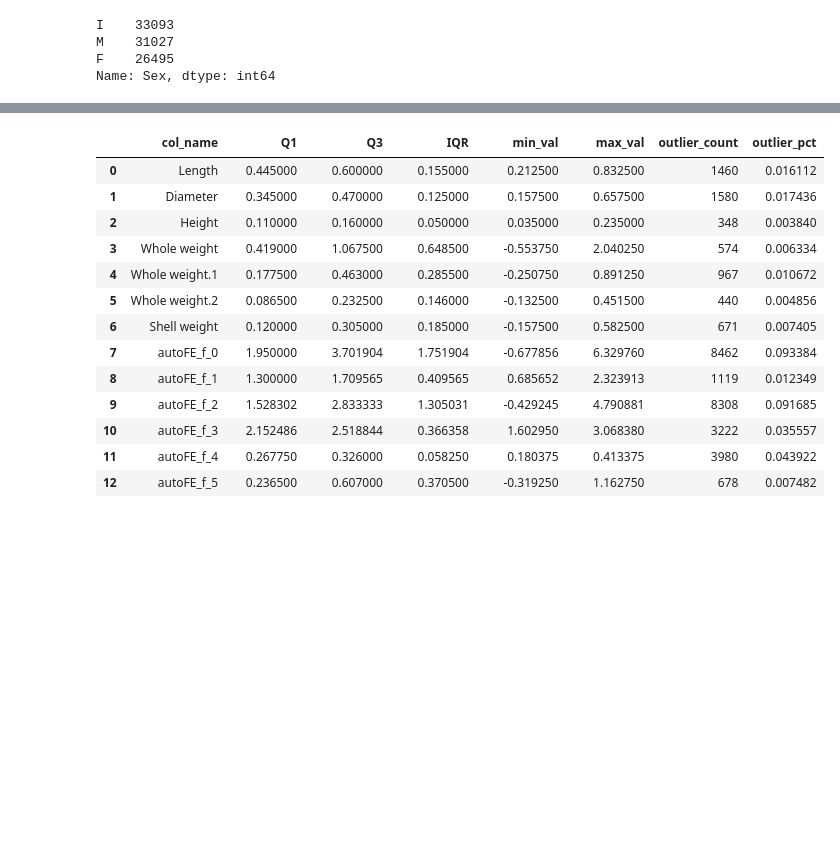
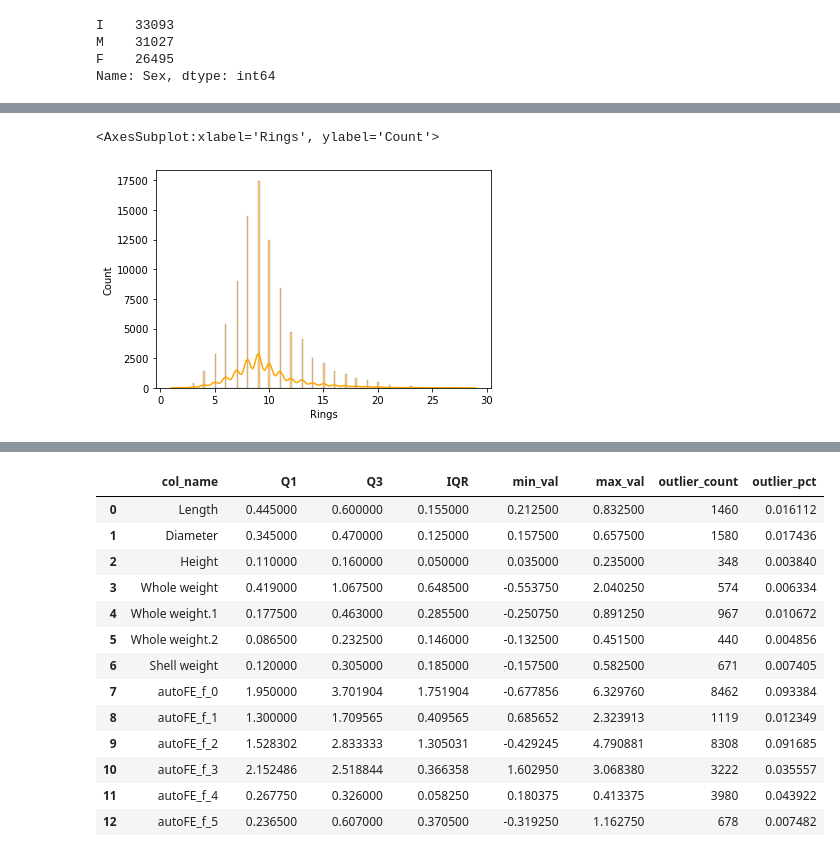
Before and after one commit to bk-anupam/KaggleChallenges, a Jupyter notebook: TABULAR/ABALONE/abalone_eda.ipynb, the cells around one changed output, grey strips where cells are left out. Drawn from its saved outputs; the diff is of its cells as text; code cells hidden in the pictures; blank space fills up the shorter version.

```diff
--- a/TABULAR/ABALONE/abalone_eda.ipynb
+++ b/TABULAR/ABALONE/abalone_eda.ipynb
@@ -193,0 +206,5 @@ def plot_feature_distribution(train_df, test_df, cols_float):
+# %%
+sns.histplot(x=df_train["Rings"], label="Train", kde=True, fill=True, color="orange")
+# %% [output]
+<AxesSubplot:xlabel='Rings', ylabel='Count'>
+[figure, added]
```
Also changed, not shown: parts of 18 cells of this notebook, 3 other files.
